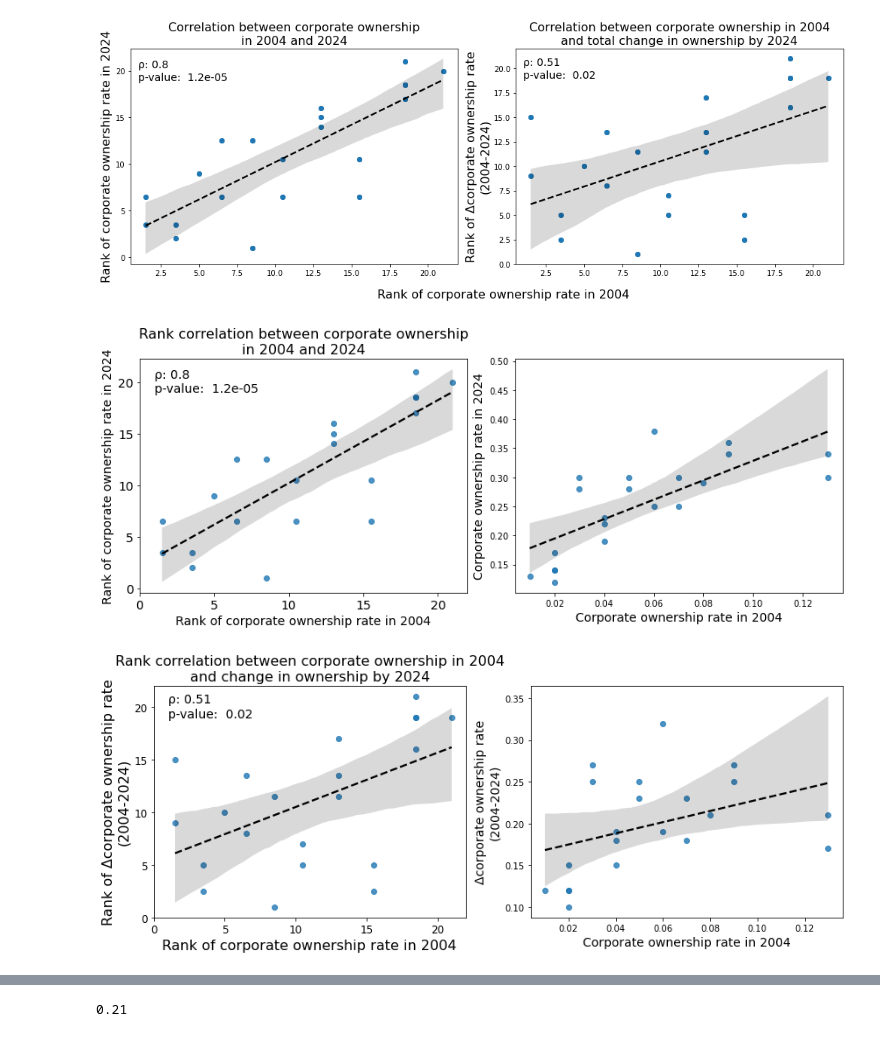
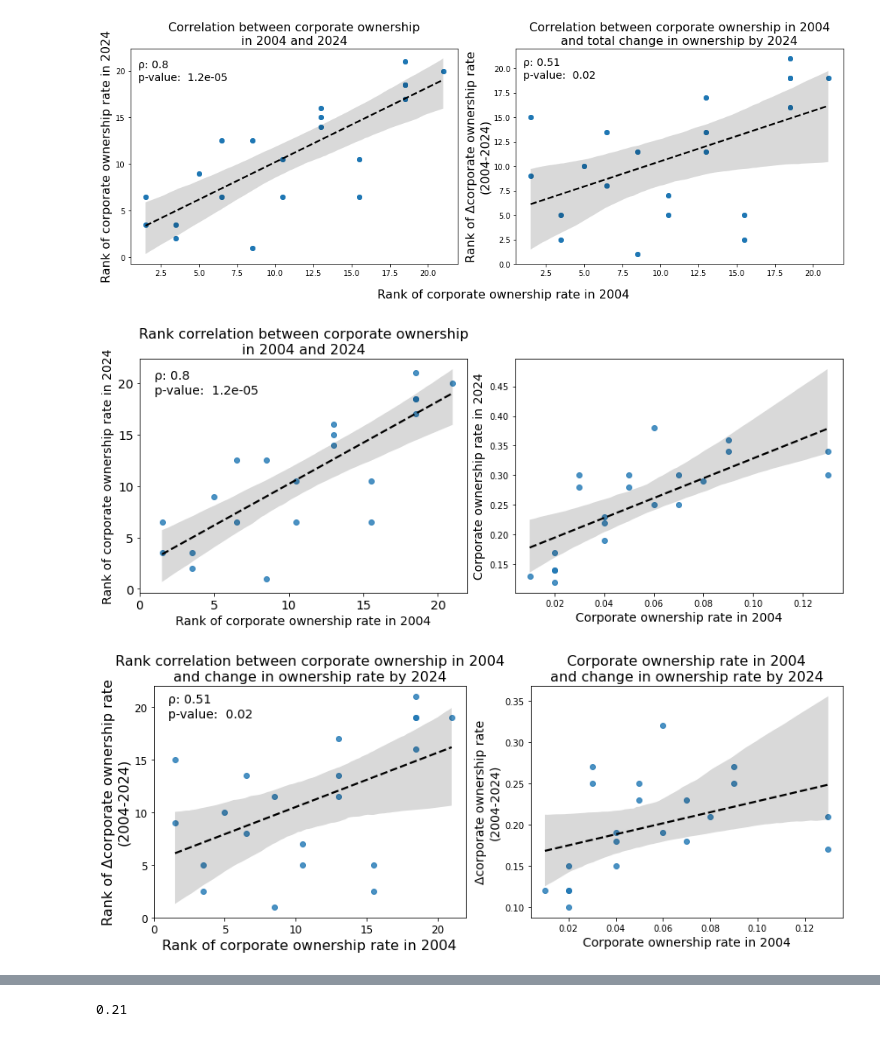
Before and after one commit to yoakiyama/MIT_6_C85_portfolio, a Jupyter notebook: projects/A2/A2_EDA.ipynb, the cells around one changed output, grey strips where cells are left out. Cells and saved outputs as stored; diff of their text form; code cells hidden in the pictures.

Commit message:
push new images and descriptions

```diff
--- a/projects/A2/A2_EDA.ipynb
+++ b/projects/A2/A2_EDA.ipynb
@@ -284,36 +284,37 @@ f.tight_layout()
 ax[0].set_xticks(range(22)[::5])
 ax[0].set_yticks(range(22)[::5])
 ax[0].tick_params(axis='both', which='major', labelsize=14)
 ax[1].set_ylabel("Corporate ownership rate in 2024", size=14)
 ax[1].set_xlabel("Corporate ownership rate in 2004", size=14)
 f.savefig("images/corp_own_start_end_rank_correlation.jpeg")
 
 # Delta ownership rate
 f, ax = plt.subplots(1, 2, figsize=(12,5))
 delta_rank_s = census_corp_time_df[census_corp_time_df['Year']==2024
                                   ].set_index('Neighborhood')['total_delta_corp_own_rate'].rank(ascending=False)
 sns.regplot(x=corp_own_rank_2004_s, y=delta_rank_s, ci=95,
             line_kws={'color':'black', 'linestyle':'dashed'}, ax=ax[0])
 sns.regplot(x=census_corp_time_df[census_corp_time_df['Year']==2004].set_index('Neighborhood')['corp_own_rate'],
             y=census_corp_time_df[census_corp_time_df['Year']==2024].set_index('Neighborhood')['total_delta_corp_own_rate'],
             ci=95, line_kws={'color':'black', 'linestyle':'dashed'}, ax=ax[1])
 delta_rho, delta_pval = spearmanr(census_corp_time_df[census_corp_time_df['Year']==2004].set_index('Neighborhood')['corp_own_rate'],
                                   census_corp_time_df[census_corp_time_df['Year']==2024].set_index('Neighborhood')['total_delta_corp_own_rate'])
 
 ax[0].text(s=f"ρ: {round(delta_rho, 2)}\np-value: {delta_pval: .1}", x=1, y=19, size=14)
 ax[0].set_ylabel("Rank of Δcorporate ownership rate\n(2004-2024)", size=16)
-ax[0].set_title("Rank correlation between corporate ownership in 2004\nand change in ownership by 2024", size=16)
+ax[0].set_title("Rank correlation between corporate ownership in 2004\nand change in ownership rate by 2024", size=16)
+ax[1].set_title("Corporate ownership rate in 2004\nand change in ownership rate by 2024", size=16)
 ax[0].set_xlabel("Rank of corporate ownership rate in 2004", size=16)
 ax[0].set_xticks(range(22)[::5])
 ax[0].set_yticks(range(22)[::5])
 ax[0].tick_params(axis='both', which='major', labelsize=12)
 ax[1].set_ylabel("Δcorporate ownership rate\n(2004-2024)", size=14)
 ax[1].set_xlabel("Corporate ownership rate in 2004", size=14)
 f.tight_layout()
 f.savefig("images/delta_corp_own_start_end_rank_correlation.jpeg")
 # %% [output]
-[figure, old version]
+[figure, new version]
-[figure, old version]
+[figure, new version]
 # %%
 delta_rank_s.sort_values(), corp_own_rank_2004_s.sort_values()
 # %% [output]
```
Also changed, not shown: 5 other files.
